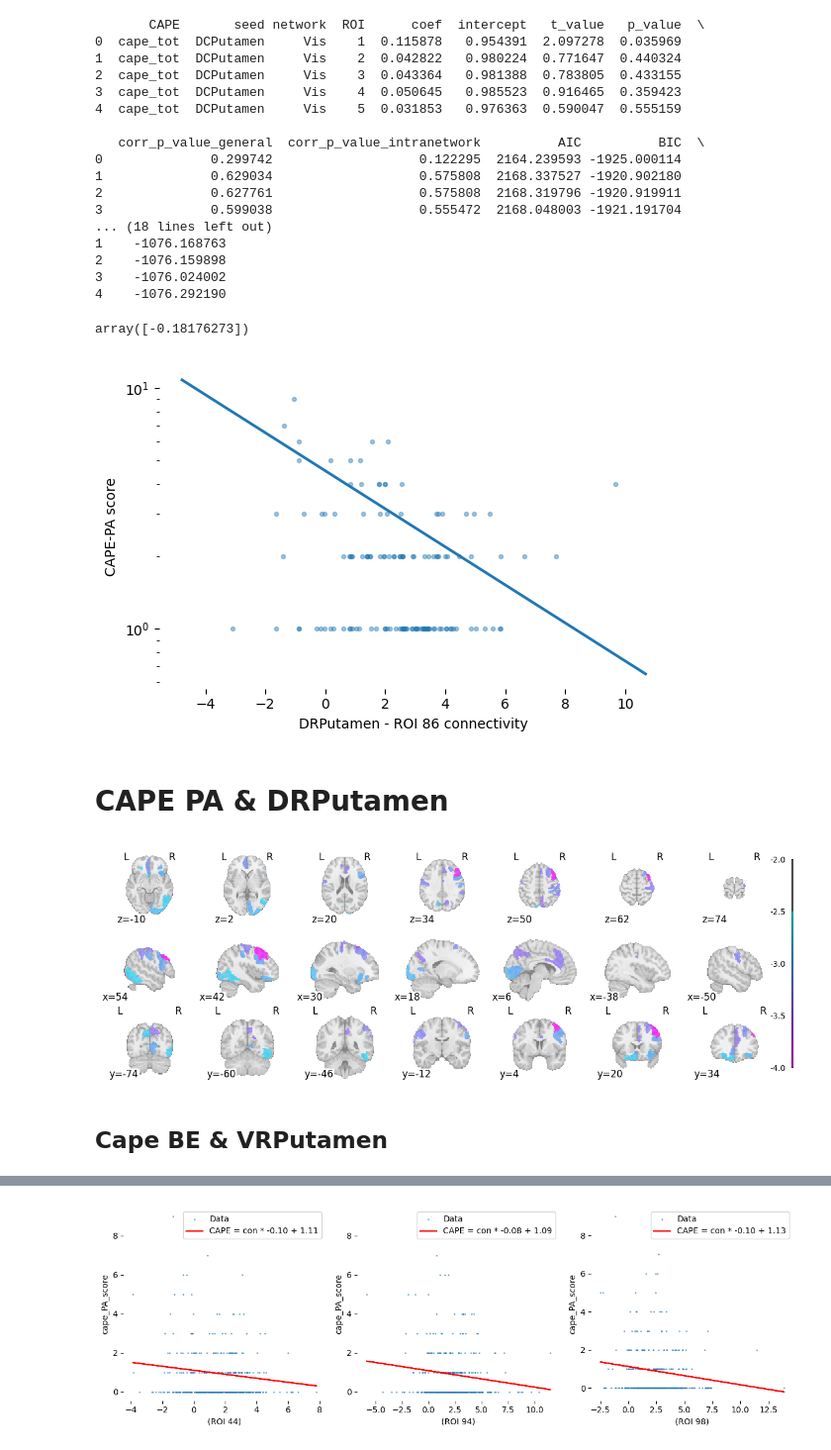
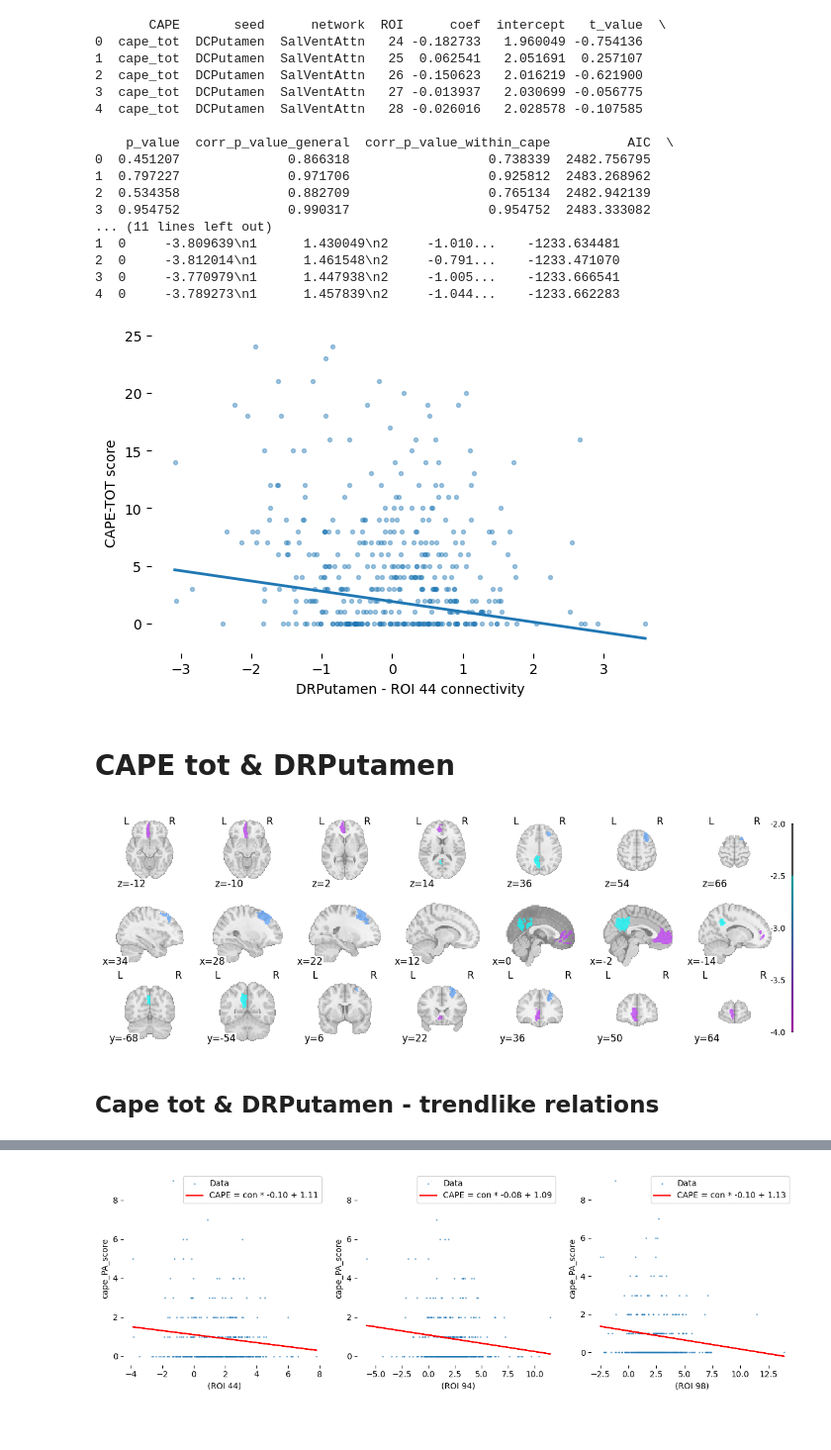
Before and after one commit to angeloodr/INPD-neuroimage-cape, a Jupyter notebook: code/plotting_second_level_results.ipynb, the cells around one changed output, grey strips where cells are left out. Shown at 99% size. Drawn from its saved outputs; the diff is of its cells as text; code cells hidden in the pictures.

```diff
--- a/code/plotting_second_level_results.ipynb
+++ b/code/plotting_second_level_results.ipynb
@@ -33,7 +33,7 @@ seednames = ['DCPutamen',
 # setting the seed name and the rois which had results in the second level analysis
 
 
-data = pd.read_csv(os.path.join(secondlvresults,'results_2ndlvl.csv'), header=0)
+data = pd.read_csv(os.path.join(secondlvresults,'results_2ndlvl_OLS.csv'), header=0)
 
 #stat a dictionary to store the salience and default values
 tmap = {}
@@ -47,37 +47,29 @@ print(data.head())
 # print(data.columns.tolist())
 # print(tmap['DCPutamen'].columns.tolist())
 # %% [output]
-       CAPE       seed network  ROI      coef  intercept   t_value   p_value  \
-0  cape_tot  DCPutamen     Vis    1  0.115878   0.954391  2.097278  0.035969
-1  cape_tot  DCPutamen     Vis    2  0.042822   0.980224  0.771647  0.440324
-2  cape_tot  DCPutamen     Vis    3  0.043364   0.981388  0.783805  0.433155
-3  cape_tot  DCPutamen     Vis    4  0.050645   0.985523  0.916465  0.359423
-4  cape_tot  DCPutamen     Vis    5  0.031853   0.976363  0.590047  0.555159
+       CAPE       seed      network  ROI      coef  intercept   t_value  \
+0  cape_tot  DCPutamen  SalVentAttn   24 -0.182733   1.960049 -0.754136
+1  cape_tot  DCPutamen  SalVentAttn   25  0.062541   2.051691  0.257107
+2  cape_tot  DCPutamen  SalVentAttn   26 -0.150623   2.016219 -0.621900
+3  cape_tot  DCPutamen  SalVentAttn   27 -0.013937   2.030699 -0.056775
+4  cape_tot  DCPutamen  SalVentAttn   28 -0.026016   2.028578 -0.107585
 
-   corr_p_value_general  corr_p_value_intranetwork          AIC          BIC  \
-0              0.299742                   0.122295  2164.239593 -1925.000114
-1              0.629034                   0.575808  2168.337527 -1920.902180
-2              0.627761                   0.575808  2168.319796 -1920.919911
-3              0.599038                   0.555472  2168.048003 -1921.191704
-... (18 lines left out)
-1    -1076.168763
-2    -1076.159898
-3    -1076.024002
-4    -1076.292190
+    p_value  corr_p_value_general  corr_p_value_within_cape          AIC  \
+0  0.451207              0.866318                  0.738339  2482.756795
+1  0.797227              0.971706                  0.925812  2483.268962
+2  0.534358              0.882709                  0.765134  2482.942139
+3  0.954752              0.990317                  0.954752  2483.333082
+... (11 lines left out)
+1  0     -3.809639\n1      1.430049\n2     -1.010...    -1233.634481
+2  0     -3.812014\n1      1.461548\n2     -0.791...    -1233.471070
+3  0     -3.770979\n1      1.447938\n2     -1.005...    -1233.666541
+4  0     -3.789273\n1      1.457839\n2     -1.044...    -1233.662283
-# %%
-data.loc[(data['seed'] == 'DRPutamen') & (data['CAPE'] == 'cape_PA_score') & (data['ROI'] == 86)][['coef']].values[0]
-# %% [output]
-array([-0.18176273])
 # %%
-# plt.figure(figsize=(30/2.5 , 10/2.5))
-
-# plotting the scatte plot for cape pa  - drputamen - roi 86, cape pa vrput and roi 49 and cape be
-# vrputamen - roi 34
-
+# plotting the scatte plot for cape tot  - drputamen - roi 44
 
 row = data.loc[(data['seed'] == 'DRPutamen')
-               & (data['CAPE'] == 'cape_PA_score')
-               & (data['ROI'] == 86)]
+               & (data['CAPE'] == 'cape_tot')
+               & (data['ROI'] == 44)]
 
 beta = row['coef'].values[0]
 intercept = row['intercept'].values[0]
@@ -88,8 +80,8 @@ intercept = row['intercept'].values[0]
 
 df = tmap['DRPutamen']
 
-x = df['roi_86']
-y = df['cape_PA_score']
+x = df['roi_44']
+y = df['cape_tot']
 
 # -------------------------
 # 3. Scatter
@@ -98,48 +90,48 @@ y = df['cape_PA_score']
 plt.figure(figsize=(15/2.5 , 10/2.5))
 plt.scatter(x, y, s=8, alpha=0.4)
 
 # -------------------------
 # 4. Predicted curve (NB log link)
 # -------------------------
 
 x_grid = np.linspace(x.min(), x.max(), 200)
 
-y_pred = np.exp(intercept + beta * x_grid)
+y_pred = intercept + beta * x_grid
 
 plt.plot(x_grid, y_pred, linewidth=2)
 
 # -------------------------
 # 5. Melhor visualização para variável skewed
 # -------------------------
 
-plt.yscale('log')  # RECOMENDADO
+# plt.yscale('log')  # RECOMENDADO
 
-plt.xlabel('DRPutamen - ROI 86 connectivity')
-plt.ylabel('CAPE-PA score')
+plt.xlabel('DRPutamen - ROI 44 connectivity')
+plt.ylabel('CAPE-TOT score')
 # plt.title('Association between corticostriatal connectivity and PE')
 
 plt.tight_layout()
 
 # remove axis and contour lines
 # plt.axis('off')  # Turn off the axis
 plt.gca().spines['top'].set_visible(False)  # Hide the top spine
 plt.gca().spines['right'].set_visible(False)  # Hide the right spine
 plt.gca().spines['left'].set_visible(False)  # Hide the left spine
 plt.gca().spines['bottom'].set_visible(False)  # Hide the bottom spine
 
 plt.show()
 # %% [output]
-[figure, old version]
+[figure, new version]
 # %% [markdown]
-# CAPE PA & DRPutamen
+# CAPE tot & DRPutamen
 # %%
 # create the plots for the t maps for the seeds and rois which had results in the second level analysis
 from nilearn import datasets
 from nilearn.plotting import plot_roi, plot_anat
 
-rois_to_plot= [13, 31, 36, 44, 53, 54, 55, 64, 68, 72, 81, 86, 88, 89, 94, 98]
+rois_to_plot= [44, 50, 98]
 seed_to_plot = 'DRPutamen'
-cape_to_plot = 'cape_PA_score'
+cape_to_plot = 'cape_tot'
 
 atlas_name = 'Schaefer2018'
 desc_name = '100Parcels7Networks'
@@ -201,9 +193,9 @@ ax.yaxis.set_ticks([])  # Hide y-axis ticks
 # Show the plot
 plt.show()
 # %% [output]
-[figure, old version]
+[figure, new version]
-# %% [markdown]
-## Cape BE & VRPutamen
+# %% [markdown]
+## Cape tot & DRPutamen - trendlike relations
 # %%
 # create the plots for the t maps for the seeds and rois which had results in the second level analysis
 from nilearn import datasets
```
Also changed, not shown: parts of 2 cells of this notebook, 1 other file.
